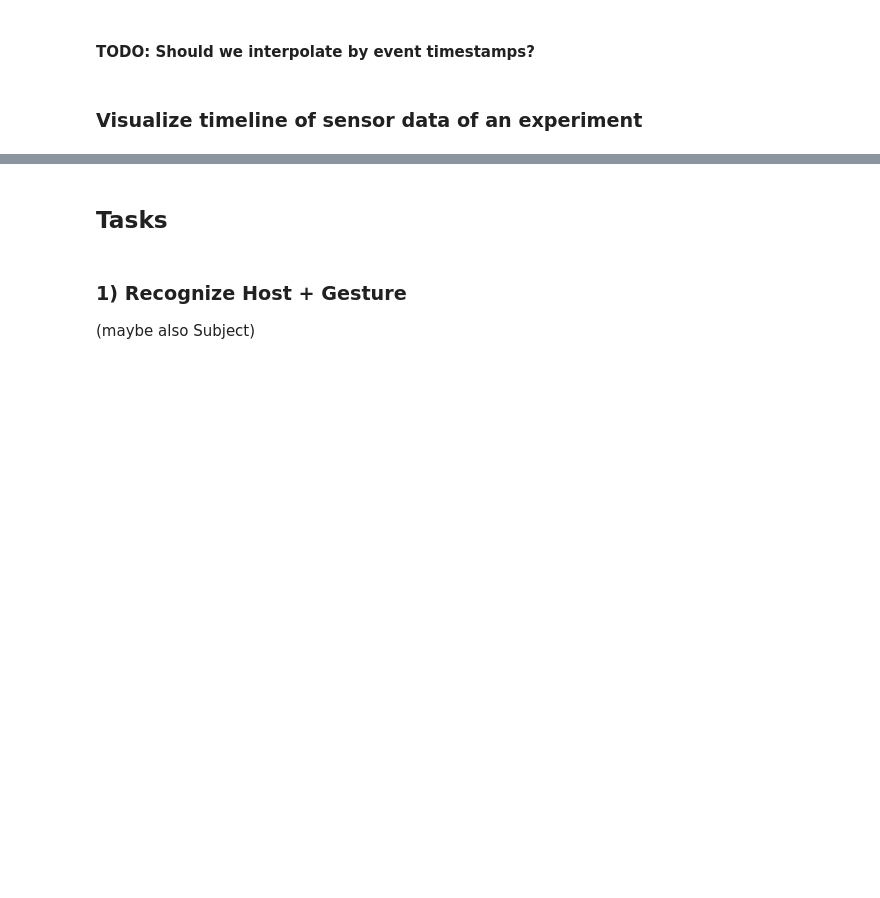
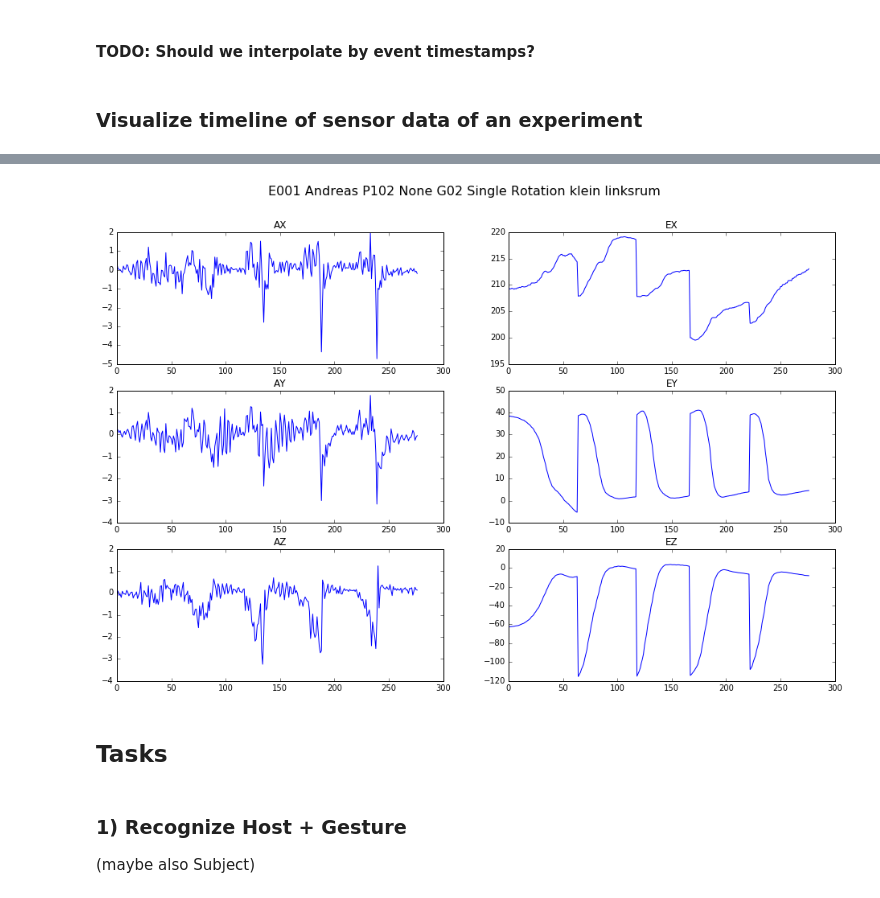
Before and after one commit to Make-O-Matic/MOM-Engine, a Jupyter notebook: data_preprocess.ipynb, the cells around one changed output, grey strips where cells are left out. Saved outputs shown, nothing was run; the diff lists cells and outputs as text; code cells hidden in the pictures; blank space fills up the shorter version.

```diff
--- a/data_preprocess.ipynb
+++ b/data_preprocess.ipynb
@@ -496,7 +520,7 @@ def grid_plot(mydata):
     rows = 3
     cols = 2
     fig, axes = plt.subplots(rows, cols, figsize=(16, 10)) #, sharex=True, sharey=True)
-    title = "%s %s %s %s" % (exp,subject,gesture,gesture_name(gesture))
+    title = "%s %s %s %s %s %s" % (exp,subject,parcours,mutation,gesture,gesture_name(gesture))
     fig.suptitle(title, fontsize=16)
 
     axes_list = axes.reshape(-1)
@@ -522,0 +544,4 @@ grid_plot(mydata)
+# %%
+grid_plot(mydata)
+# %% [output]
+[figure, added]
```
Also changed, not shown: parts of 20 cells of this notebook.
